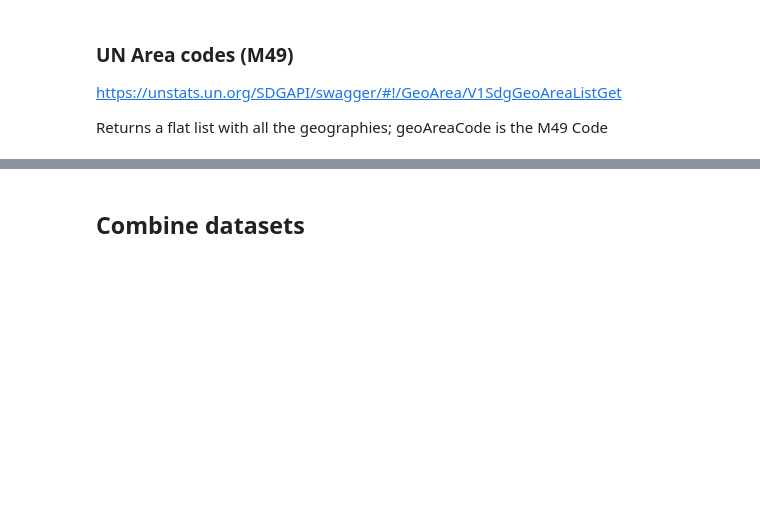
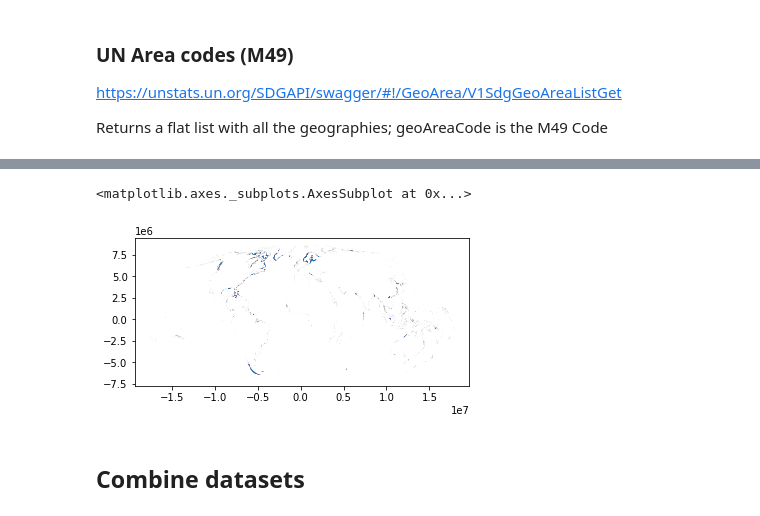
Before and after one commit to Vizzuality/mangrove-atlas-data, a Jupyter notebook: create_gadm_eez_boundaries.ipynb, the cells around one changed output, grey strips where cells are left out. Saved outputs shown, nothing was run; the diff lists cells and outputs as text; code cells hidden in the pictures; blank space fills up the shorter version.

```diff
--- a/create_gadm_eez_boundaries.ipynb
+++ b/create_gadm_eez_boundaries.ipynb
@@ -516,0 +530,10 @@ def download_url(url, save_path, chunk_size=512):
+# %%
+# Open convert to SHP, fix topological errors and open as gdf
+import geopandas as gpd
+tmp = gpd.read_file('/content/global_islands_version-10-6.gpkg', layer='small_islands')
+# Write to ESRI SHP
+tmp.to_file("global_islands_version-10-6.shp", driver='ESRI Shapefile')
+# Fix topolgical errors
+!mapshaper-xl -i snap global_islands_version-10-6.shp -clean -o format=shapefile global_islands_version-10-6.shp force
+# Open as gdf
+small_islands = gpd.read_file('global_islands_version-10-6.shp')
@@ -517,3 +548,8 @@ def download_url(url, save_path, chunk_size=512):
+# %%
+small_islands.plot()
+# %% [output]
+<matplotlib.axes._subplots.AxesSubplot at 0x...>
+[figure, added]
 # %% [markdown]
 ## Combine datasets
 # %% [markdown]
```
Also changed, not shown: parts of 41 cells of this notebook.
